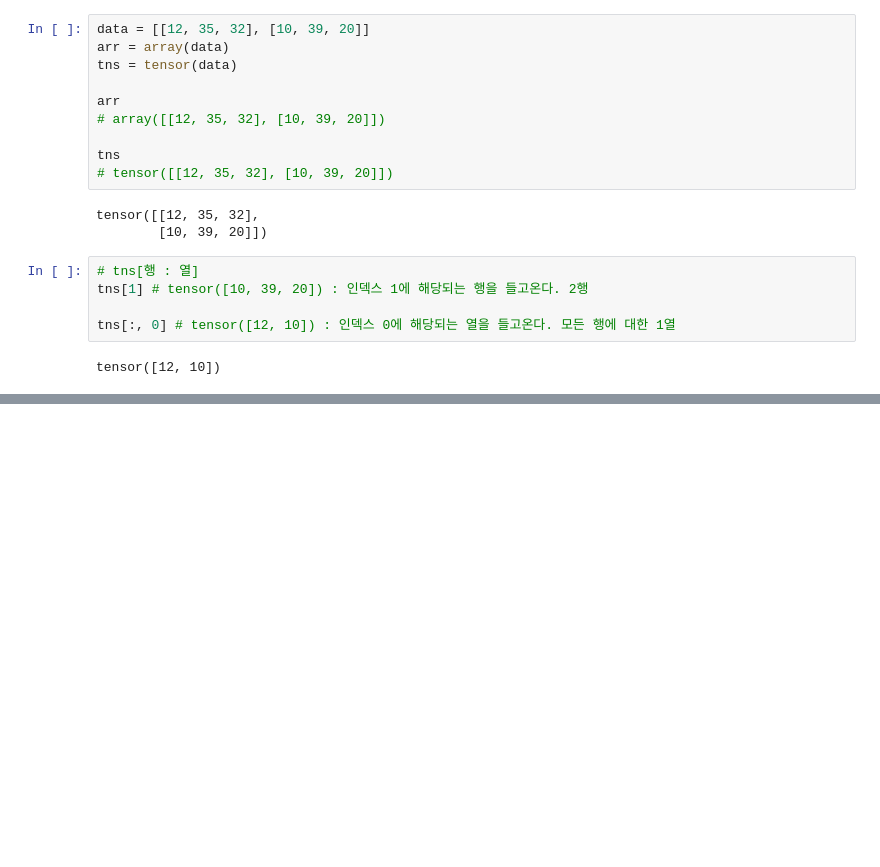
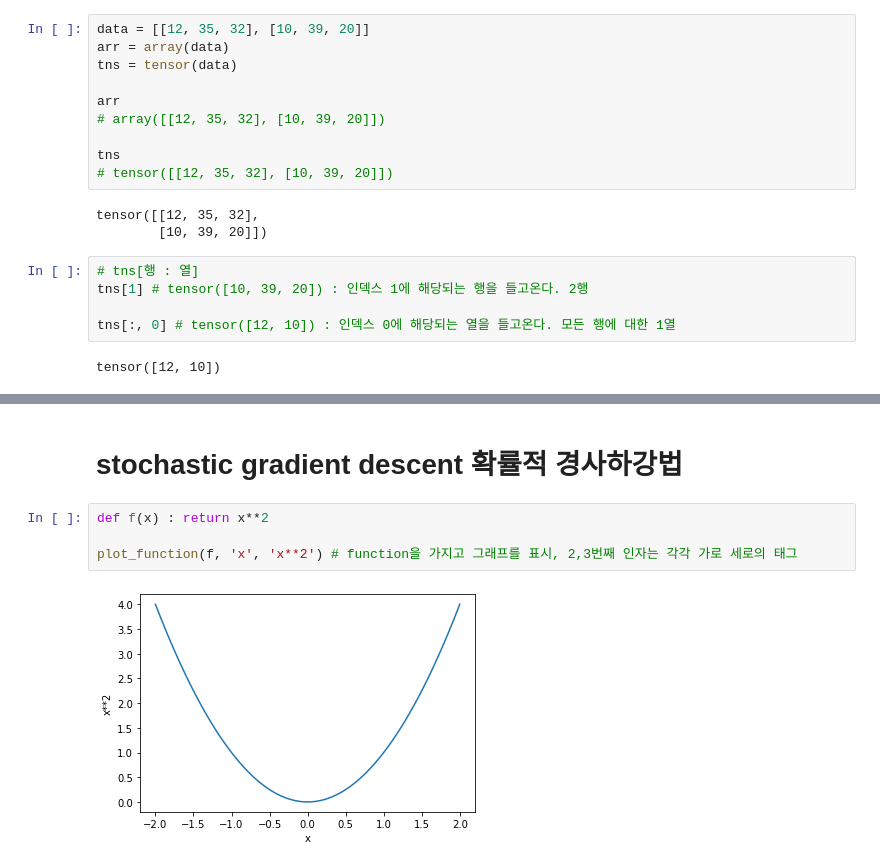
Before and after one commit to 2naff/fastai, a Jupyter notebook: Lesson4.ipynb, the cells around one changed output, grey strips where cells are left out. Saved outputs shown, nothing was run; the diff lists cells and outputs as text; blank space fills up the shorter version.

```diff
--- a/Lesson4.ipynb
+++ b/Lesson4.ipynb
@@ -180,0 +286,8 @@ tensor([12, 10])
+# %% [markdown]
+# stochastic gradient descent 확률적 경사하강법
+# %%
+def f(x) : return x**2
+
+plot_function(f, 'x', 'x**2') # function을 가지고 그래프를 표시, 2,3번째 인자는 각각 가로 세로의 태그
+# %% [output]
+[figure, added]
```
Also changed, not shown: parts of 19 cells of this notebook.
